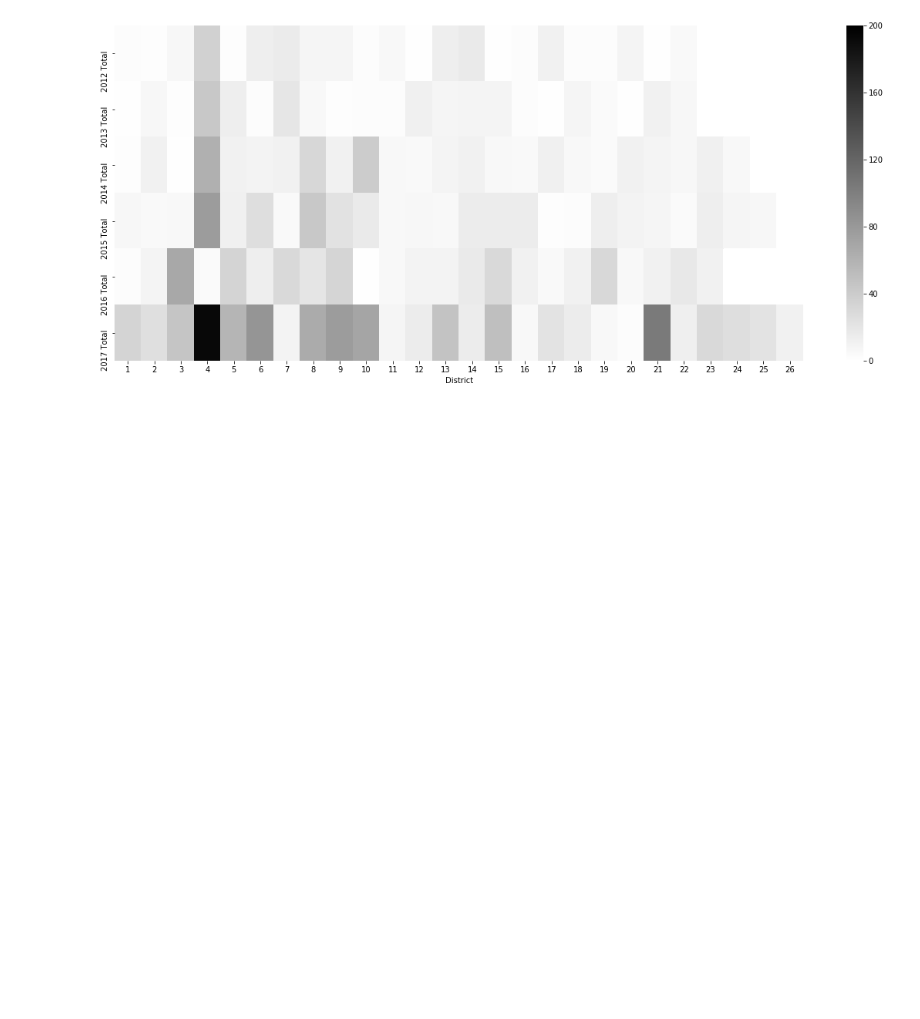
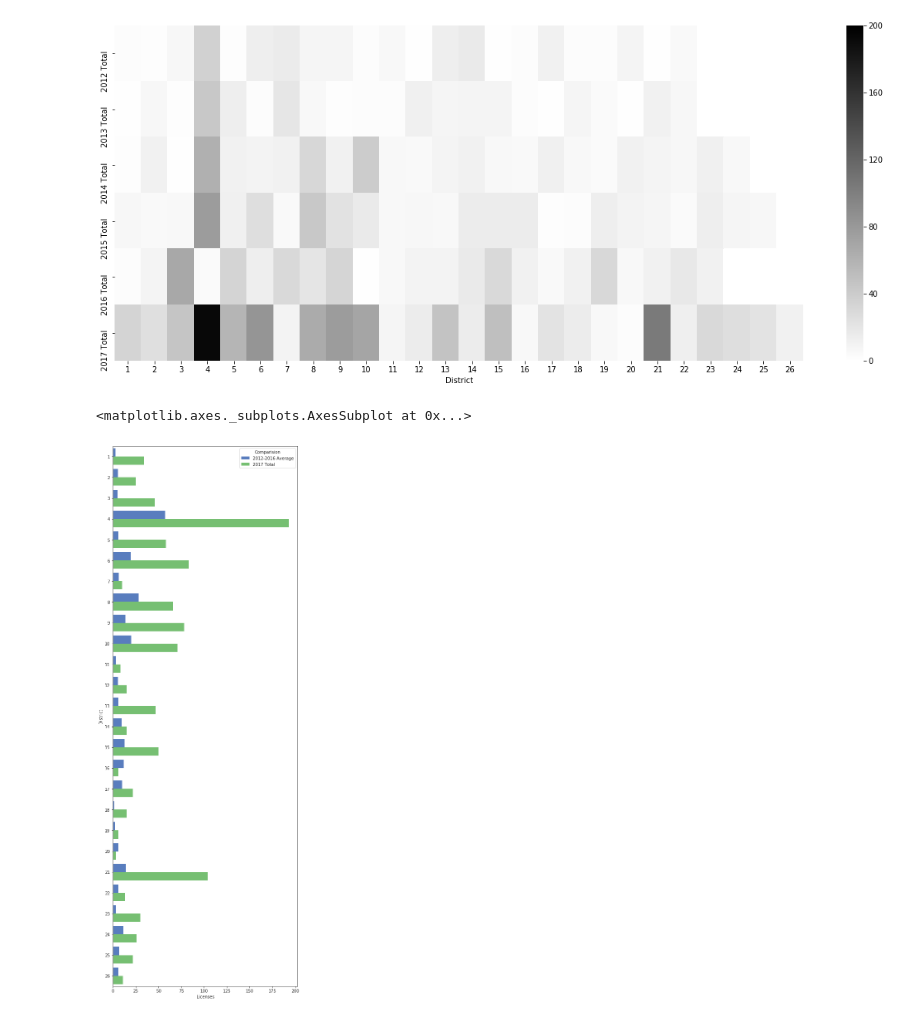
Before and after one commit to thewiredan/python_project, a Jupyter notebook: python_for_data_project.ipynb, the cells around one changed output. Drawn from its saved outputs; the diff is of its cells as text; code cells hidden in the pictures; blank space fills up the shorter version.

Commit message:
added new charts for visualization

```diff
--- a/python_for_data_project.ipynb
+++ b/python_for_data_project.ipynb
@@ -145,3 +143,16 @@ sns.heatmap(heat_df, cmap="gist_yarg", vmax=200)
 # %% [output]
 <matplotlib.axes._subplots.AxesSubplot at 0x...>
 [figure]
+# %%
+hbar_df = hist_df
+
+hbar_df = pd.melt(hbar_df, id_vars='District', value_vars=["2012-2016 Average", "2017 Total"], value_name="Licenses", var_name="Comparision")
+
+# Plot that data using seaborn
+
+plt.figure(figsize=(8,24))
+sns.set_color_codes("pastel")
+sns.barplot(x='Licenses', y='District', hue='Comparision', palette='muted', data=hbar_df, orient = "h")
+# %% [output]
+<matplotlib.axes._subplots.AxesSubplot at 0x...>
+[figure, added]
```
Also changed, not shown: parts of 2 cells of this notebook, 2 other files.
